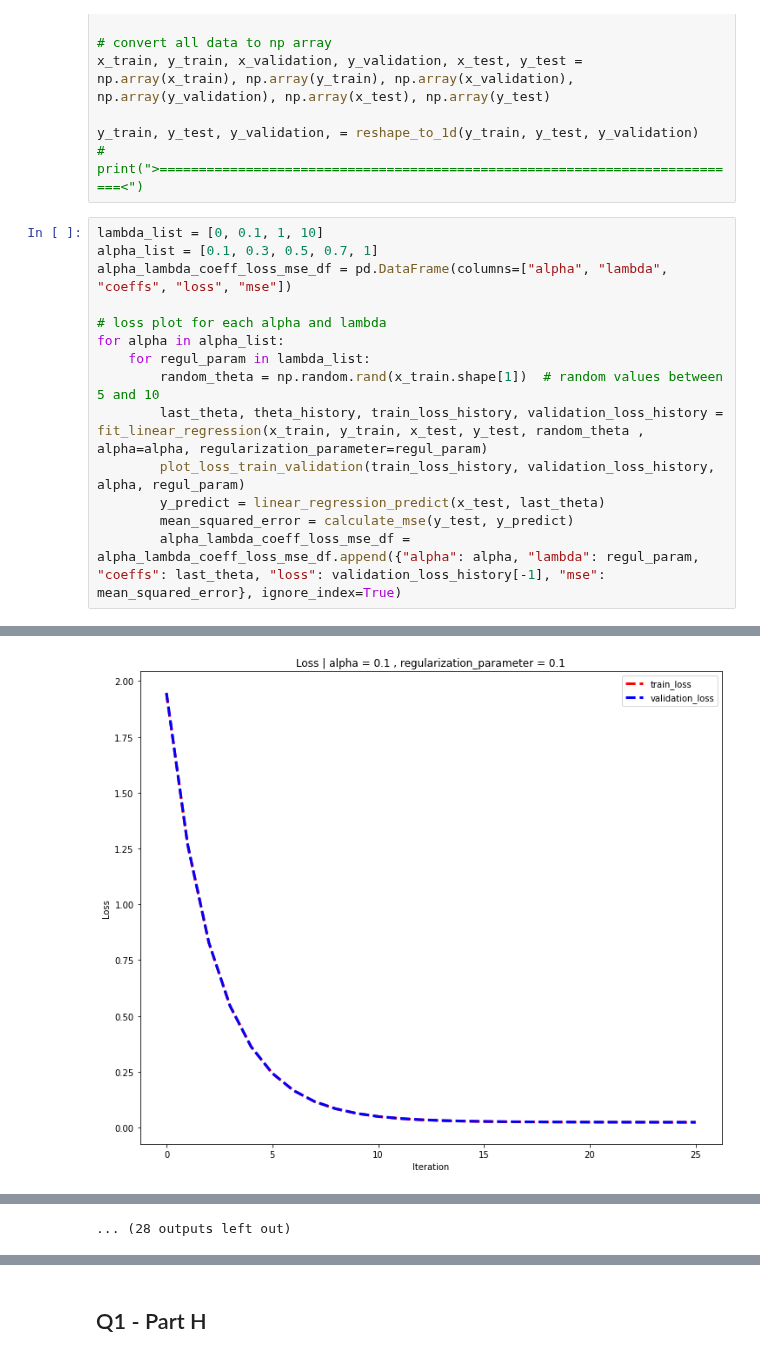
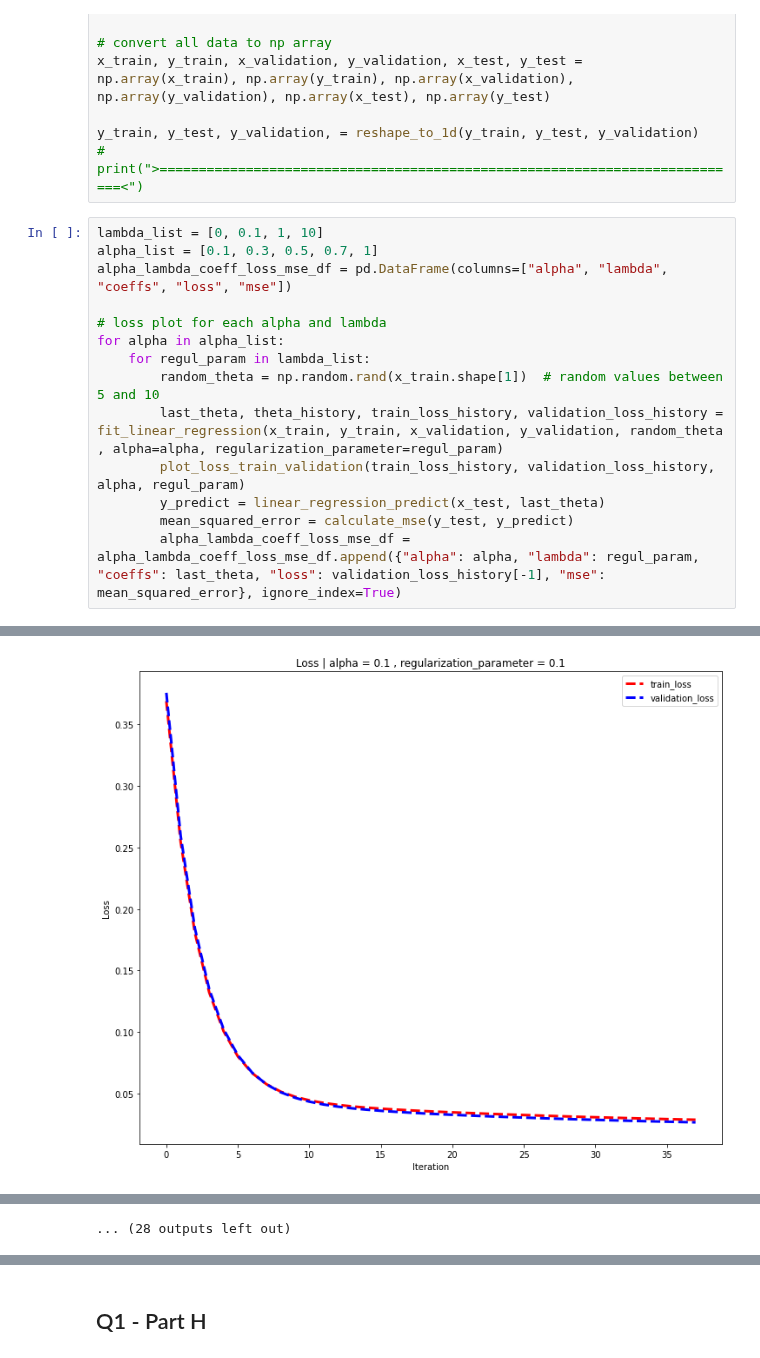
Before and after one commit to a-m-kyp/ML-HW, a Jupyter notebook: HW#2.ipynb, the cells around one changed output, grey strips where cells are left out. Drawn from its saved outputs; the diff is of its cells as text.

```diff
--- a/HW#2.ipynb
+++ b/HW#2.ipynb
@@ -419,7 +418,7 @@ alpha_lambda_coeff_loss_mse_df = pd.DataFrame(columns=["alpha", "lambda", "coeff
 for alpha in alpha_list:
     for regul_param in lambda_list:
         random_theta = np.random.rand(x_train.shape[1])  # random values between 5 and 10
-        last_theta, theta_history, train_loss_history, validation_loss_history = fit_linear_regression(x_train, y_train, x_test, y_test, random_theta , alpha=alpha, regularization_parameter=regul_param)
+        last_theta, theta_history, train_loss_history, validation_loss_history = fit_linear_regression(x_train, y_train, x_validation, y_validation, random_theta , alpha=alpha, regularization_parameter=regul_param)
         plot_loss_train_validation(train_loss_history, validation_loss_history, alpha, regul_param)
         y_predict = linear_regression_predict(x_test, last_theta)
         mean_squared_error = calculate_mse(y_test, y_predict)
@@ -431 +430 @@ iteration:  25 alpha:  0.1 regularization_parameter:  0.1 Validation loss:  0.02
-[figure, old version]
+[figure, new version]
```
Also changed, not shown: parts of 8 cells of this notebook.
